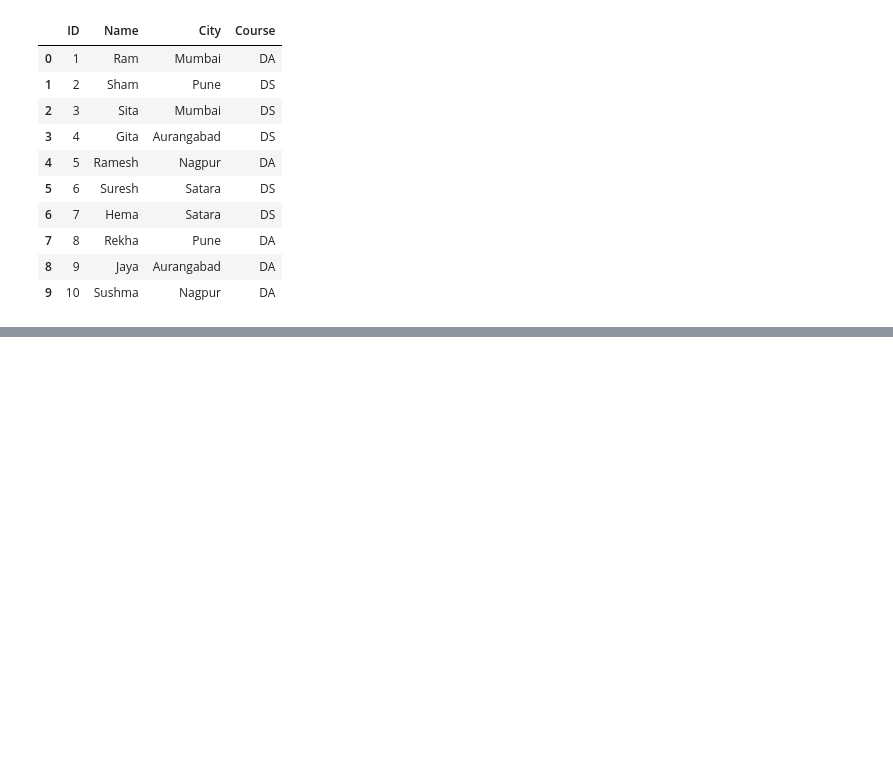
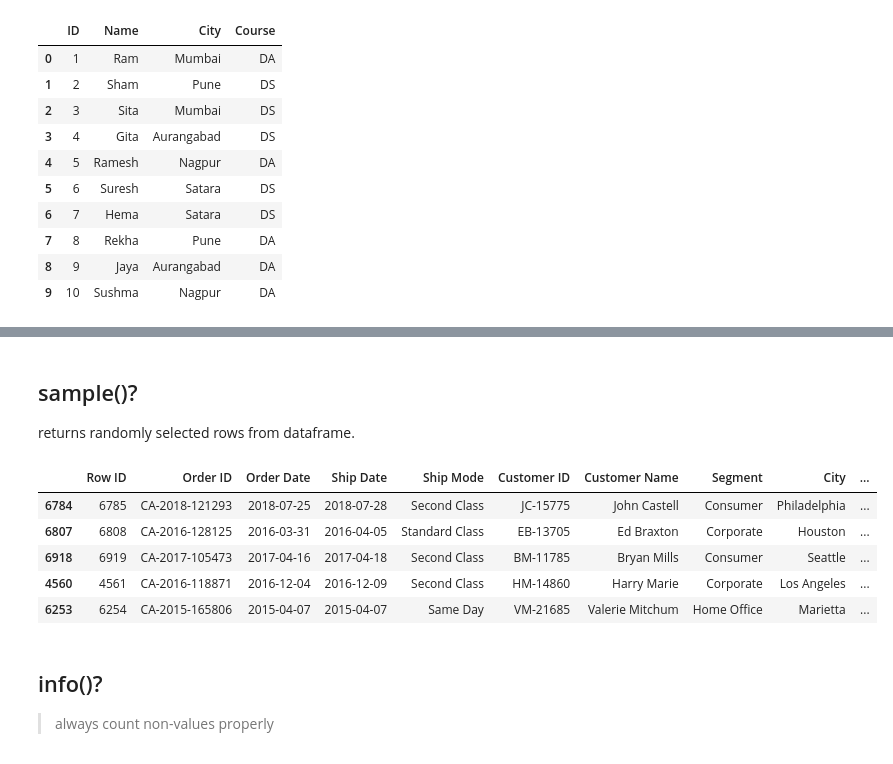
Before and after one commit to albertodavincishekhawat/3RI, a Jupyter notebook: analytics/2. Pandas.ipynb, the cells around one changed output, grey strips where cells are left out. Drawn from its saved outputs; the diff is of its cells as text; code cells hidden in the pictures; blank space fills up the shorter version.

```diff
--- a/analytics/2. Pandas.ipynb
+++ b/analytics/2. Pandas.ipynb
@@ -180,0 +209,15 @@ df5
+# %% [markdown]
+## sample()?
+returns randomly selected rows from dataframe.
+# %%
+df.sample(5)
+# %% [output]
+|  | Row ID | Order ID | Order Date | Ship Date | Ship Mode | Customer ID | Customer Name | Segment | City | ... |
+| 6784 | 6785 | CA-2018-121293 | 2018-07-25 | 2018-07-28 | Second Class | JC-15775 | John Castell | Consumer | Philadelphia | ... |
+| 6807 | 6808 | CA-2016-128125 | 2016-03-31 | 2016-04-05 | Standard Class | EB-13705 | Ed Braxton | Corporate | Houston | ... |
+| 6918 | 6919 | CA-2017-105473 | 2017-04-16 | 2017-04-18 | Second Class | BM-11785 | Bryan Mills | Consumer | Seattle | ... |
+| 4560 | 4561 | CA-2016-118871 | 2016-12-04 | 2016-12-09 | Second Class | HM-14860 | Harry Marie | Corporate | Los Angeles | ... |
+| 6253 | 6254 | CA-2015-165806 | 2015-04-07 | 2015-04-07 | Same Day | VM-21685 | Valerie Mitchum | Home Office | Marietta | ... |
+# %% [markdown]
+## info()?
+> always count non-values properly
```
Also changed, not shown: parts of 22 cells of this notebook, 1 other file.
